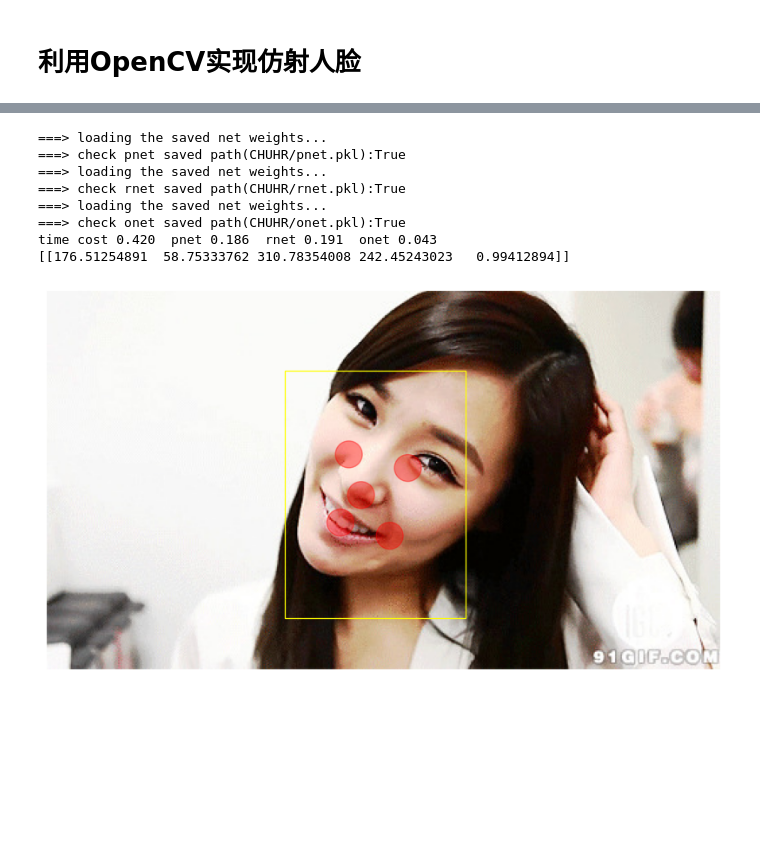
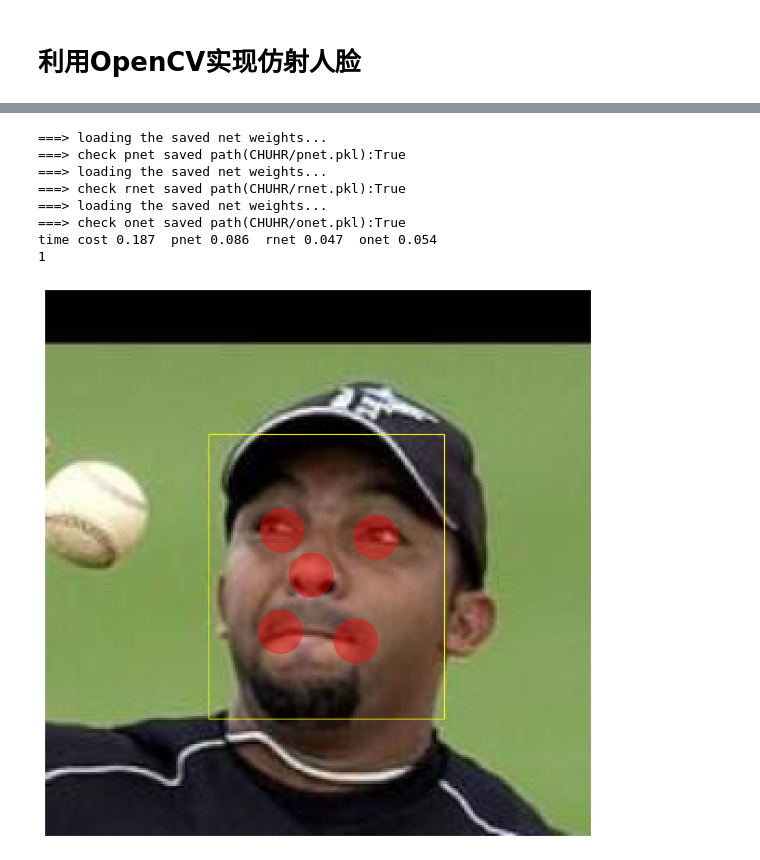
Before and after one commit to HuangruiChu/MTCNN, a Jupyter notebook: opencv_image.ipynb, the cells around one changed output, grey strips where cells are left out. Drawn from its saved outputs; the diff is of its cells as text; code cells hidden in the pictures; blank space fills up the shorter version.

```diff
--- a/opencv_image.ipynb
+++ b/opencv_image.ipynb
@@ -403,13 +397,14 @@ time cost 4.750  pnet 4.620  rnet 0.120  onet 0.009
 # %%
 def test_image(image_path,save_name):
+    #threshold [0.4 0.6 0.9]是我目前试出最好的配置
     #加载mtcnn参数
     save_folder="CHUHR"
     pnet= load_net(save_folder,'pnet')
     rnet= load_net(save_folder,'rnet')
     onet= load_net(save_folder,'onet')
-    mtcnn_detector = MtcnnDetector(pnet=pnet,rnet=rnet,onet=onet,min_face_size=12,threshold=[0.1,0.5,0.9])
+    mtcnn_detector = MtcnnDetector(pnet=pnet,rnet=rnet,onet=onet,min_face_size=12,threshold=[0.4,0.6,0.9])
     img = Image.open(image_path)
     bboxs, landmarks = mtcnn_detector.detect_face(img)
-    print(bboxs)
+    print(len(bboxs))
     # print box_align and landmarks
     vis_face(img,bboxs,landmarks, save_name)
@@ -416,15 +425,15 @@ def test_image(image_path,save_name):
 # %%
-test_image("beauty/beauty2.jpg","beauty/beauty2_try_7.png")
+test_image("CNN/lfw_5590/Alex_Gonzalez_0001.jpg","beauty/Aaron_Guiel_0001.png")
 # %% [output]
 ===> loading the saved net weights...
 ===> check pnet saved path(CHUHR/pnet.pkl):True
 ===> loading the saved net weights...
 ===> check rnet saved path(CHUHR/rnet.pkl):True
 ===> loading the saved net weights...
 ===> check onet saved path(CHUHR/onet.pkl):True
-time cost 0.420  pnet 0.186  rnet 0.191  onet 0.043
-[[176.51254891  58.75333762 310.78354008 242.45243023   0.99412894]]
+time cost 0.187  pnet 0.086  rnet 0.047  onet 0.054
+1
-[figure, old version]
+[figure, new version]
 # %%
 test_image("CHR_images/CHR7.jpg","CHR_images/CHR_try_7.png")
 # %% [output]
```
Also changed, not shown: parts of 13 cells of this notebook.
